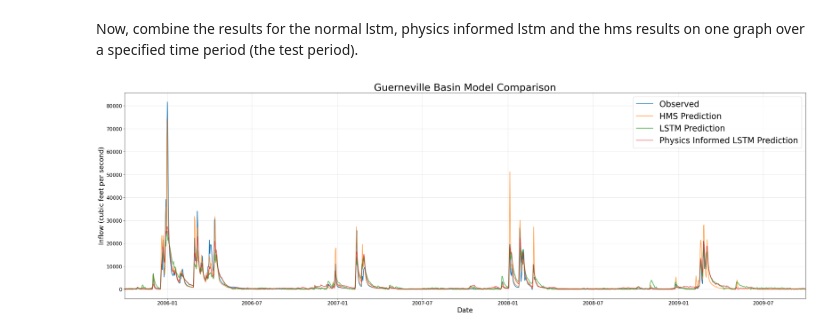
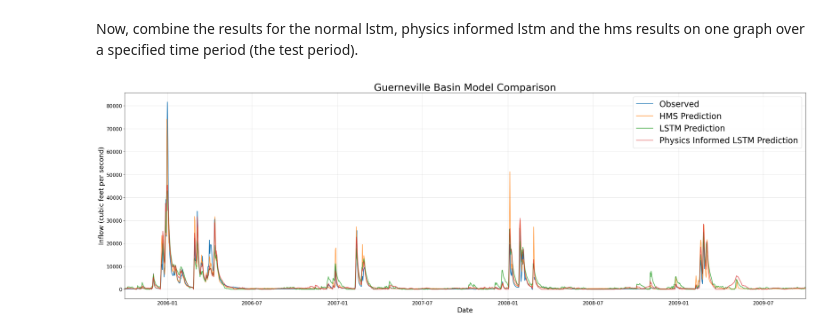
Before and after one commit to evanr1232/UCB-USACE-LSTMs, a Jupyter notebook: neuralhydrology/guerneville_all/guerneville_models.ipynb, the cells around one changed output. Drawn from its saved outputs; the diff is of its cells as text; code cells hidden in the pictures.

Commit message:
Latest test with Lake data and different hyperparameters

```diff
--- a/neuralhydrology/guerneville_all/guerneville_models.ipynb
+++ b/neuralhydrology/guerneville_all/guerneville_models.ipynb
@@ -318,11 +826,13 @@ def combinedPlot(lstm_results: Path, lstmPhysics_results: Path, HMS_results: Pat
     #plt.gcf.autofmt_xdate()
     plt.tight_layout()
     plt.show()
+
+    return plt
 # %%
 #change the paths to the respective ouptut csvs from running the result method
-lstm_result_path = Path('/Users/mia/research/UCB-USACE-LSTMs/neuralhydrology/guerneville_all/runs/testing_run_3011_092941/results_output.csv')
-physics_informed_result_path = Path('/Users/mia/research/UCB-USACE-LSTMs/neuralhydrology/guerneville_all/runs/testing_run_3011_102223/results_output.csv')
-path_to_physics_data = Path("/Users/mia/research/russian_river_data_folder/guerneville.csv")
-combinedPlot(lstm_results=lstm_result_path, lstmPhysics_results= physics_informed_result_path, HMS_results=path_to_physics_data, title='Guerneville Basin Model Comparison')
+lstm_result_path = Path("F:/Dino/UCB-USACE-LSTMs/neuralhydrology/guerneville_all/runs/testing_run_1212_095222/results_output.csv")
+physics_informed_result_path = Path("F:/Dino/UCB-USACE-LSTMs/neuralhydrology/guerneville_all/runs/testing_run_1212_094022/results_output.csv")
+path_to_physics_data = Path("F:/Dino/UCB-USACE-LSTMs/data/HMS_outputs_for_UCB/Guerneville_daily.csv")
+myplot = combinedPlot(lstm_results=lstm_result_path, lstmPhysics_results= physics_informed_result_path, HMS_results=path_to_physics_data, title='Guerneville Basin Model Comparison')
 # %% [output]
-[figure, old version]
+[figure, new version]
```
Also changed, not shown: parts of 25 cells of this notebook, 10 other files.
